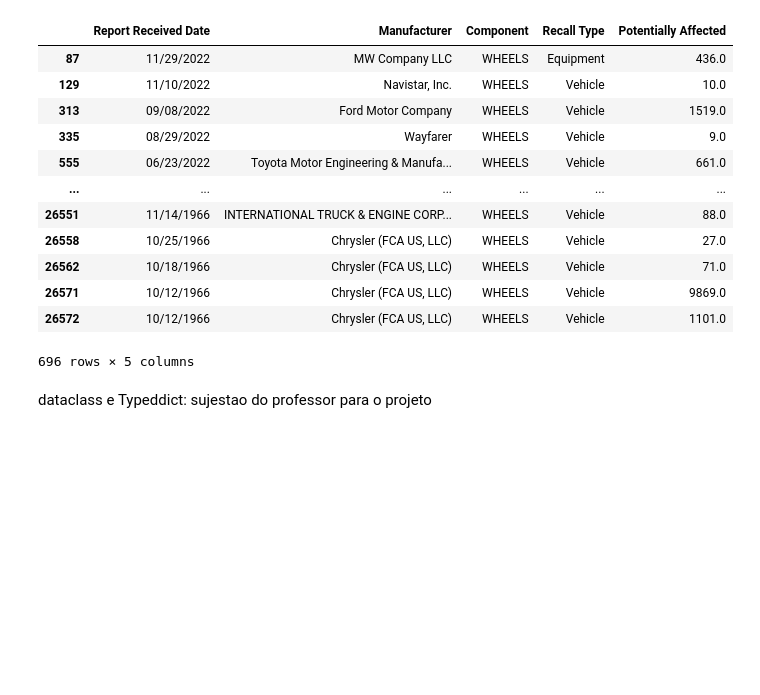
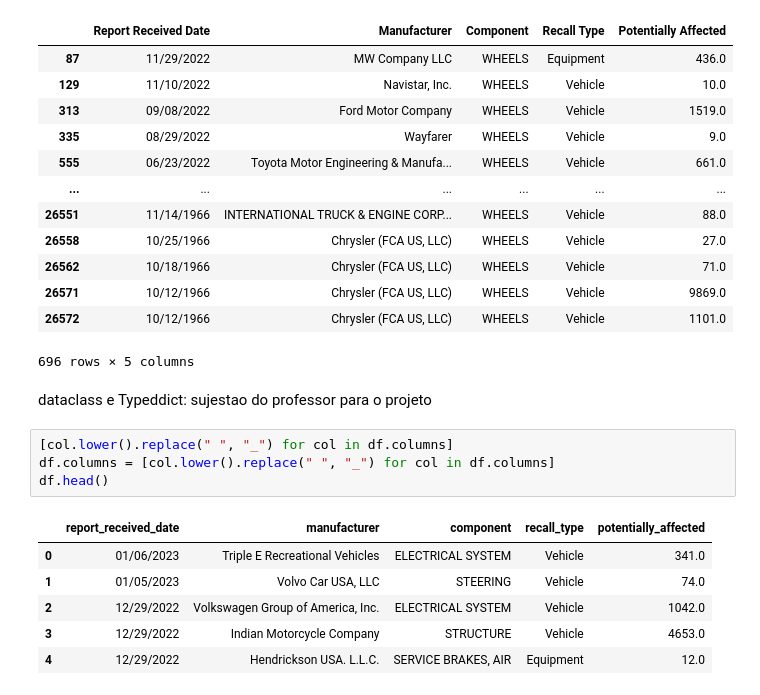
Before and after one commit to felipe-2833/Python_Fiap, a Jupyter notebook: Aula_12/Api2.ipynb, the cells around one changed output. Cells and saved outputs as stored; diff of their text form; blank space fills up the shorter version.

```diff
--- a/Aula_12/Api2.ipynb
+++ b/Aula_12/Api2.ipynb
@@ -139,3 +139,14 @@ busca_montadoras(q="WHEELS")
 696 rows × 5 columns
 # %% [markdown]
 dataclass e Typeddict: sujestao do professor para o projeto
+# %%
+[col.lower().replace(" ", "_") for col in df.columns]
+df.columns = [col.lower().replace(" ", "_") for col in df.columns]
+df.head()
+# %% [output]
+|  | report_received_date | manufacturer | component | recall_type | potentially_affected |
+| 0 | 01/06/2023 | Triple E Recreational Vehicles | ELECTRICAL SYSTEM | Vehicle | 341.0 |
+| 1 | 01/05/2023 | Volvo Car USA, LLC | STEERING | Vehicle | 74.0 |
+| 2 | 12/29/2022 | Volkswagen Group of America, Inc. | ELECTRICAL SYSTEM | Vehicle | 1042.0 |
+| 3 | 12/29/2022 | Indian Motorcycle Company | STRUCTURE | Vehicle | 4653.0 |
+| 4 | 12/29/2022 | Hendrickson USA. L.L.C. | SERVICE BRAKES, AIR | Equipment | 12.0 |
```
Also changed, not shown: parts of 1 cell of this notebook, 1 other file.
